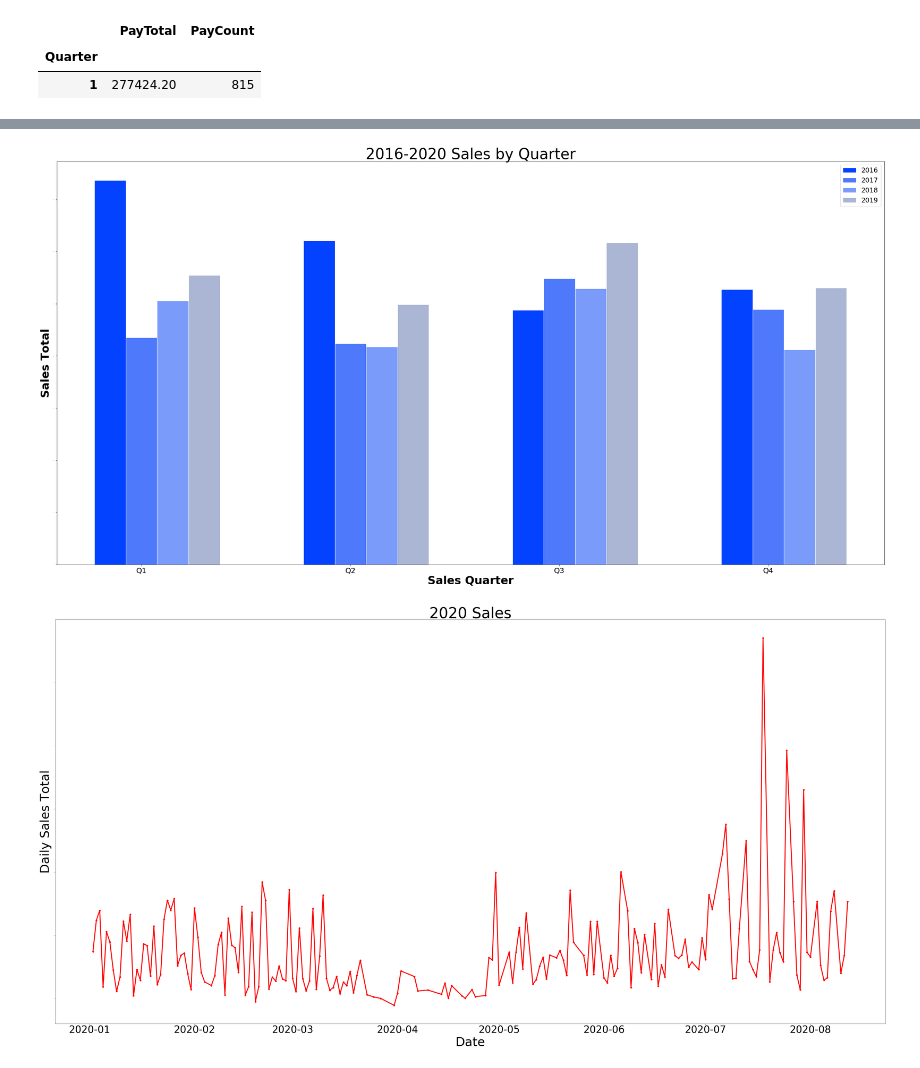
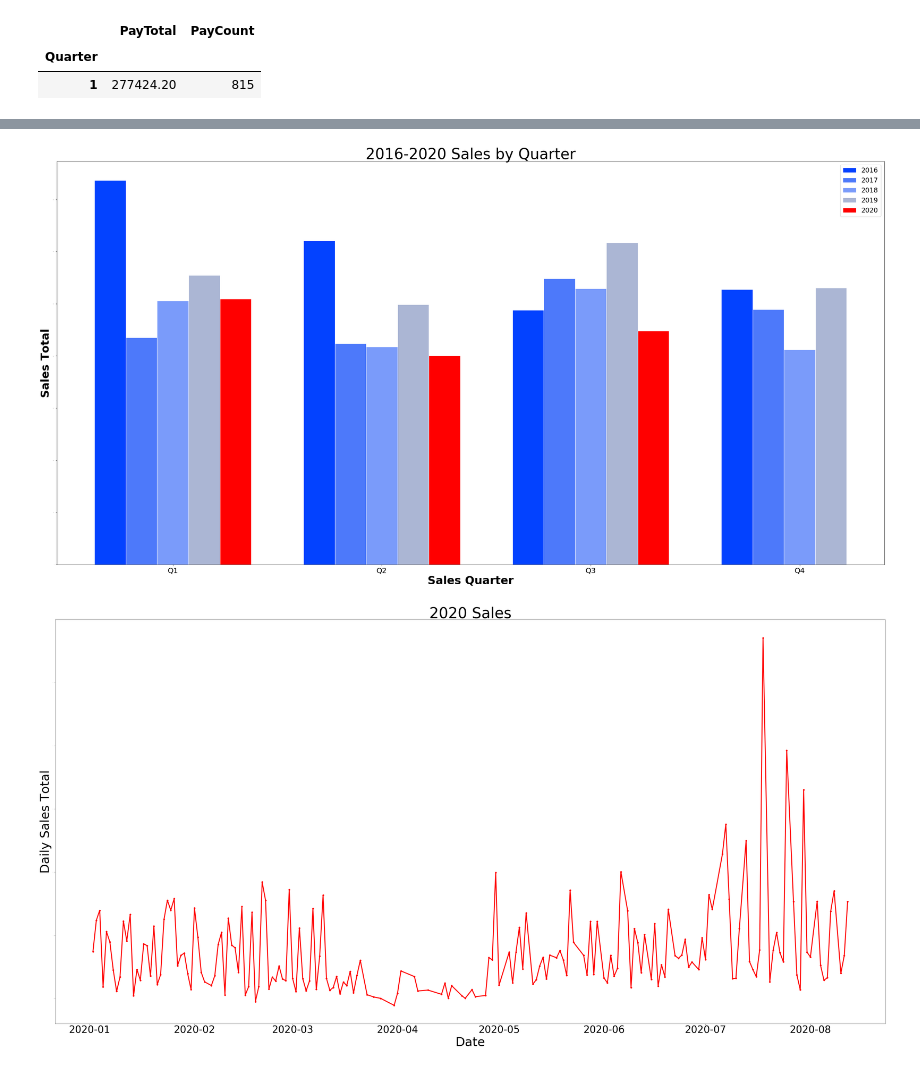
Before and after one commit to zachcornelison/K-N-Sales-Analytics, a Jupyter notebook: KN-Analytics_PayTotals.ipynb, the cells around one changed output, grey strips where cells are left out. Saved outputs shown, nothing was run; the diff lists cells and outputs as text; code cells hidden in the pictures.

```diff
--- a/KN-Analytics_PayTotals.ipynb
+++ b/KN-Analytics_PayTotals.ipynb
@@ -292,38 +339,38 @@ barWidth = 0.15
 figure(figsize=(40,20))
 
 # set height of bar
 bars1 = year2_sales_quarters.PayTotal
 bars2 = year3_sales_quarters.PayTotal
 bars3 = year4_sales_quarters.PayTotal
 bars4 = year5_sales_quarters.PayTotal
-#bars5 = year6_sales_quarters.PayTotal
+bars5 = year6_sales_quarters.PayTotal
 
 # Set position of bar on X axis
-r1 = np.arange(len(bars1))
+r1 = np.arange(len(bars1)) - 0.15
 r2 = [x + barWidth for x in r1]
 r3 = [x + barWidth for x in r2]
 r4 = [x + barWidth for x in r3]
-#r5 = [x + barWidth for x in r4[0:3]]
+r5 = [x + barWidth for x in r4[0:3]]
 
 # Make the plot
 plt.bar(r1, bars1, color='#0342ff', width=barWidth, edgecolor='white', label='2016')
 plt.bar(r2, bars2, color='#4d79fa', width=barWidth, edgecolor='white', label='2017')
 plt.bar(r3, bars3, color='#7a9bfa', width=barWidth, edgecolor='white', label='2018')
 plt.bar(r4, bars4, color='#abb6d4', width=barWidth, edgecolor='white', label='2019')
-#plt.bar(r5, bars5, color='red', width=barWidth, edgecolor='white', label='2020')
+plt.bar(r5, bars5, color='red', width=barWidth, edgecolor='white', label='2020')
 
 # Add xticks on the middle of the group bars
 plt.xlabel('Sales Quarter', fontweight='bold', fontsize='30')
 plt.xticks([r + barWidth for r in range(len(bars1))], ['Q1', 'Q2', 'Q3', 'Q4'], fontsize=20)
 plt.ylabel('Sales Total', fontweight='bold', fontsize='30')
 plt.yticks(fontsize=0)
 plt.title('2016-2020 Sales by Quarter', fontsize=40)
 
 # Create legend & Show graphic
 plt.legend(fontsize=18)
 plt.show()
 # %% [output]
-[figure, old version]
+[figure, new version]
 # %%
 # Plot 2020 sales over the year to date
 plt.figure(figsize=(60,30))
```
Also changed, not shown: parts of 26 cells of this notebook.
